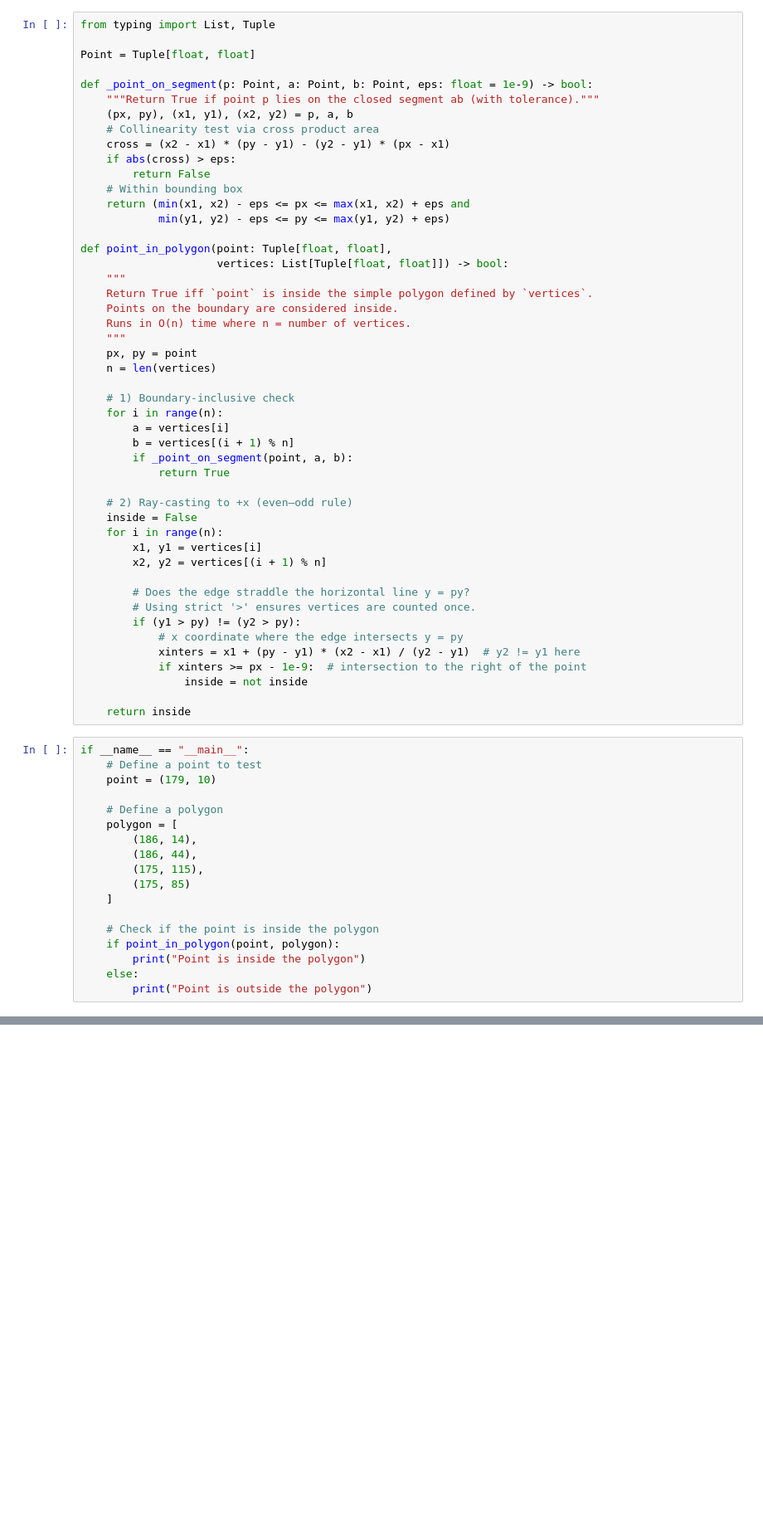
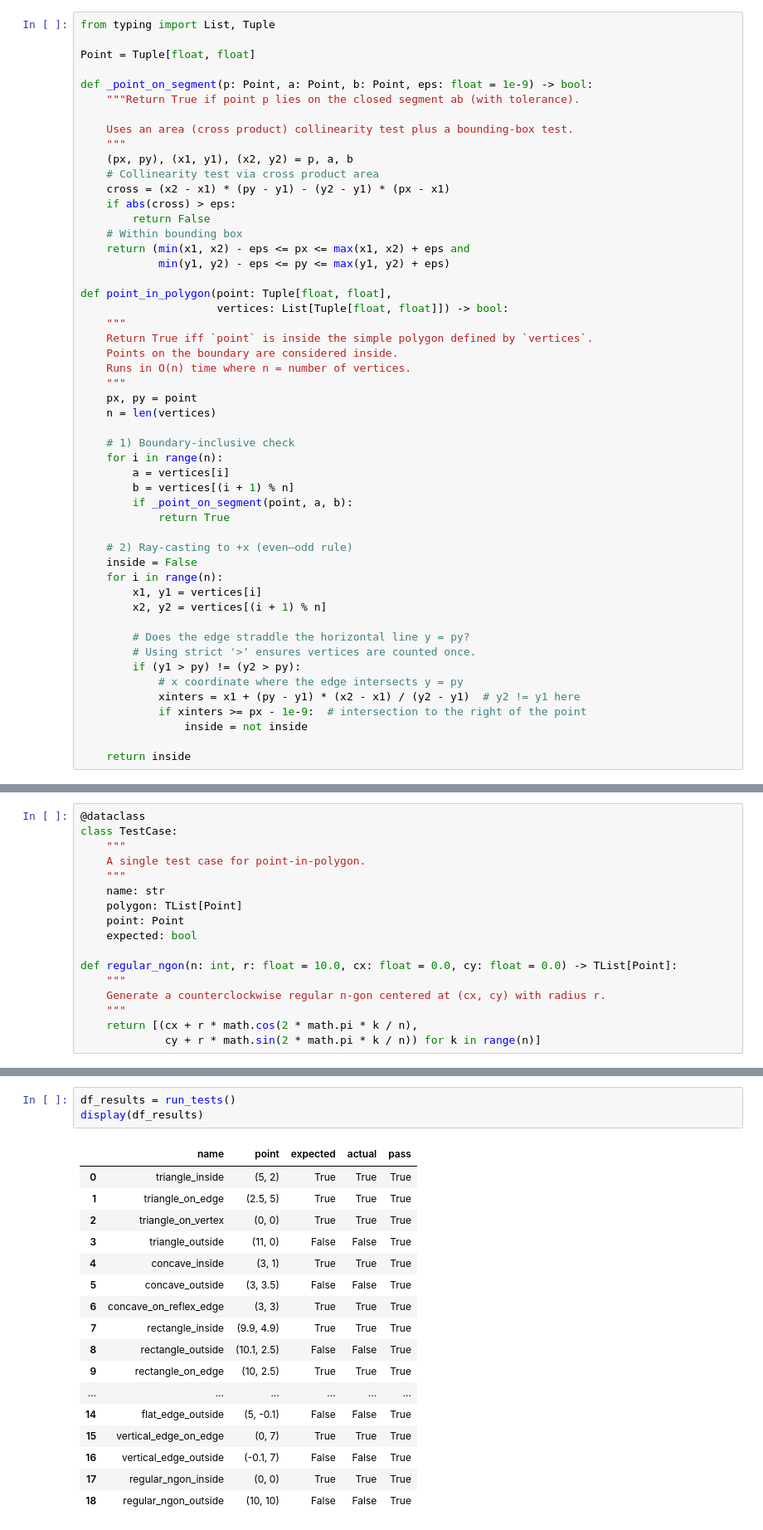
Before and after one commit to miziukv/csc3310_lab3_wilsonv_afifil, a Jupyter notebook: wilsonv_afifil_lab3.ipynb, the cells around one changed output, grey strips where cells are left out. Shown: that part at 83% size. Saved outputs shown, nothing was run; the diff lists cells and outputs as text; blank space fills up the shorter version.

```diff
--- a/wilsonv_afifil_lab3.ipynb
+++ b/wilsonv_afifil_lab3.ipynb
@@ -16,7 +30,10 @@ from typing import List, Tuple
 Point = Tuple[float, float]
 
 def _point_on_segment(p: Point, a: Point, b: Point, eps: float = 1e-9) -> bool:
-    """Return True if point p lies on the closed segment ab (with tolerance)."""
+    """Return True if point p lies on the closed segment ab (with tolerance).
+
+    Uses an area (cross product) collinearity test plus a bounding-box test.
+    """
     (px, py), (x1, y1), (x2, y2) = p, a, b
     # Collinearity test via cross product area
     cross = (x2 - x1) * (py - y1) - (y2 - y1) * (px - x1)
@@ -58,21 +75,3 @@ def point_in_polygon(point: Tuple[float, float],
                 inside = not inside
 
     return inside
-# %%
-if __name__ == "__main__":
-    # Define a point to test
-    point = (179, 10)
-
-    # Define a polygon
-    polygon = [
-        (186, 14),
-        (186, 44),
-        (175, 115),
-        (175, 85)
-    ]
-
-    # Check if the point is inside the polygon
-    if point_in_polygon(point, polygon):
-        print("Point is inside the polygon")
-    else:
-        print("Point is outside the polygon")
@@ -80,0 +80,17 @@ Point is outside the polygon
+# %%
+@dataclass
+class TestCase:
+    """
+    A single test case for point-in-polygon.
+    """
+    name: str
+    polygon: TList[Point]
+    point: Point
+    expected: bool
+
+def regular_ngon(n: int, r: float = 10.0, cx: float = 0.0, cy: float = 0.0) -> TList[Point]:
+    """
+    Generate a counterclockwise regular n-gon centered at (cx, cy) with radius r.
+    """
+    return [(cx + r * math.cos(2 * math.pi * k / n),
+             cy + r * math.sin(2 * math.pi * k / n)) for k in range(n)]
@@ -80,0 +157,21 @@ Point is outside the polygon
+# %%
+df_results = run_tests()
+display(df_results)
+# %% [output]
+|  | name | point | expected | actual | pass |
+| 0 | triangle_inside | (5, 2) | True | True | True |
+| 1 | triangle_on_edge | (2.5, 5) | True | True | True |
+| 2 | triangle_on_vertex | (0, 0) | True | True | True |
+| 3 | triangle_outside | (11, 0) | False | False | True |
+| 4 | concave_inside | (3, 1) | True | True | True |
+| 5 | concave_outside | (3, 3.5) | False | False | True |
+| 6 | concave_on_reflex_edge | (3, 3) | True | True | True |
+| 7 | rectangle_inside | (9.9, 4.9) | True | True | True |
+| 8 | rectangle_outside | (10.1, 2.5) | False | False | True |
+| 9 | rectangle_on_edge | (10, 2.5) | True | True | True |
+| ... | ... | ... | ... | ... | ... |
+| 14 | flat_edge_outside | (5, -0.1) | False | False | True |
+| 15 | vertical_edge_on_edge | (0, 7) | True | True | True |
+| 16 | vertical_edge_outside | (-0.1, 7) | False | False | True |
+| 17 | regular_ngon_inside | (0, 0) | True | True | True |
+| 18 | regular_ngon_outside | (10, 10) | False | False | True |
```
Also changed, not shown: parts of 15 cells of this notebook, 2 other files.
